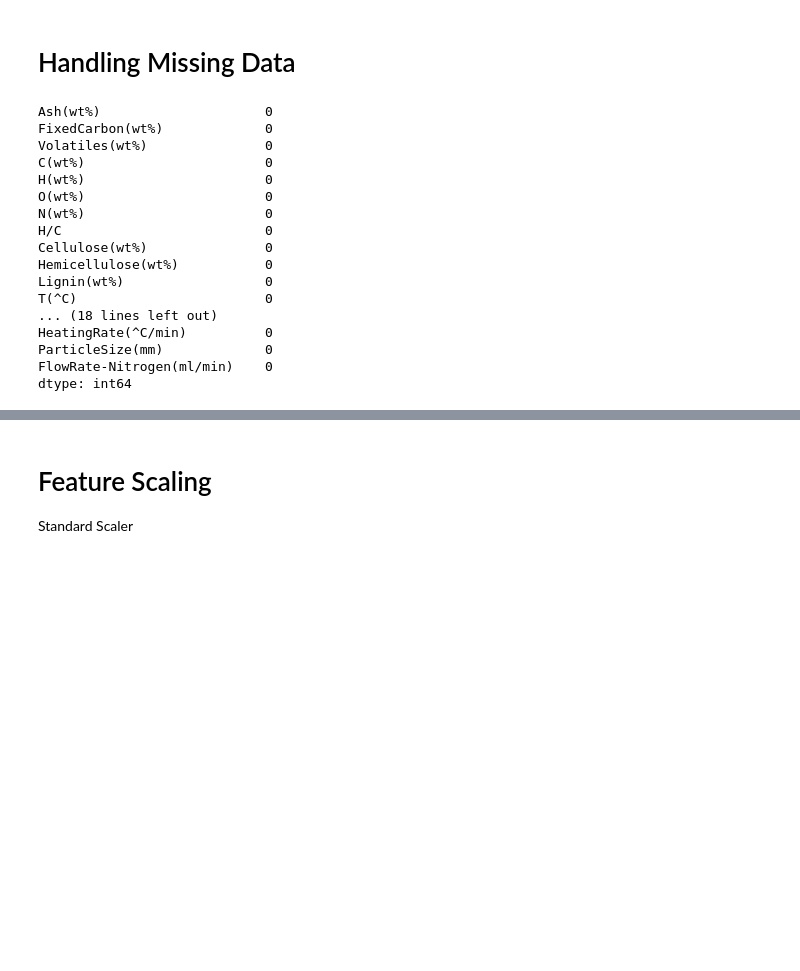
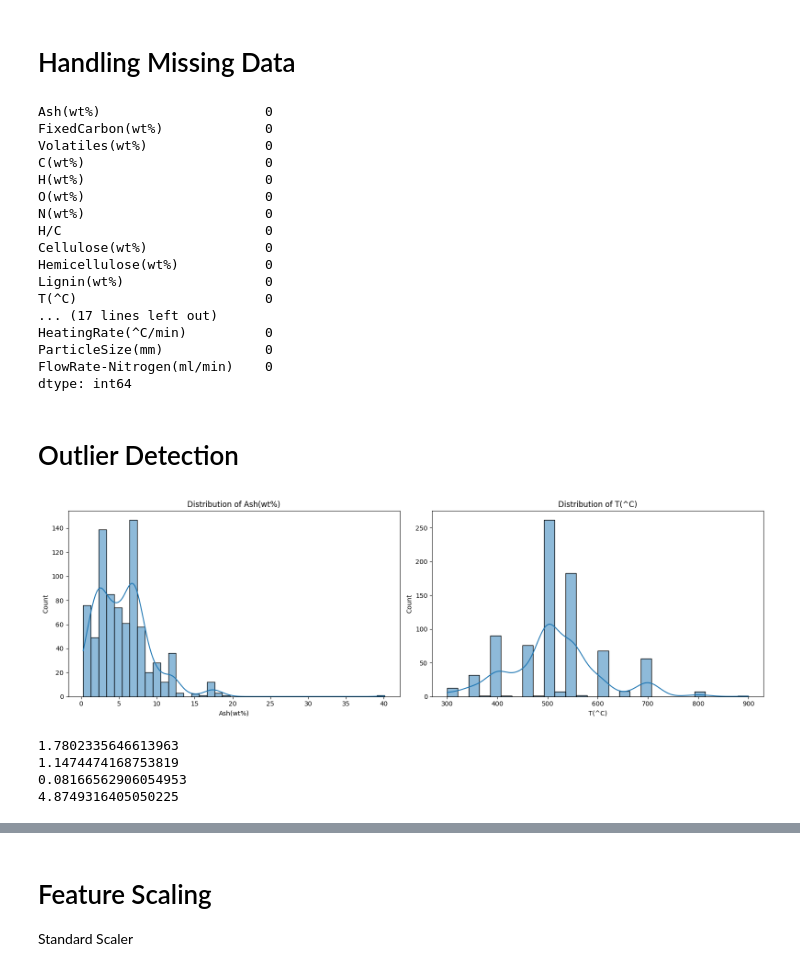
Before and after one commit to 17m301/BioFuel_YieldPrediction, a Jupyter notebook: Model.ipynb, the cells around one changed output, grey strips where cells are left out. Drawn from its saved outputs; the diff is of its cells as text; code cells hidden in the pictures; blank space fills up the shorter version.

```diff
--- a/Model.ipynb
+++ b/Model.ipynb
@@ -24,5 +33,7 @@ print(df_train.isnull().sum())
 print()
 print(df_test.isnull().sum())
 # %%
-df_train.duplicated().sum()
-df_train[df_train.duplicated()] # Print the duplicates
+print(df_train.duplicated().sum())
+#df_train[df_train.duplicated()] # Print the duplicates
+df_train.drop_duplicates(inplace=True)
+print(df_train.duplicated().sum())
@@ -48,11 +62,13 @@ plt.hist(df_train['yield(wt%)'])
 #Using KNN Imputers
 from sklearn.impute import KNNImputer
 imputer=KNNImputer(n_neighbors=3)
-df_train=pd.DataFrame(imputer.fit_transform(df_train),columns=df_train.columns)
+x_train=df_train.drop(columns=['yield(wt%)'])
+y_train=df_train['yield(wt%)']
+x_train=pd.DataFrame(imputer.fit_transform(x_train),columns=x_train.columns)
 df_test=pd.DataFrame(imputer.fit_transform(df_test),columns=df_test.columns)
 #df_test_feature=pd.DataFrame(imputer.fit_transform(df_test_feature),columns=df_test_feature.columns)
 # %%
-print(df_train.isnull().sum())
+print(x_train.isnull().sum())
 print()
 print(df_test.isnull().sum())
 # %% [output]
@@ -68,8 +84,45 @@ Cellulose(wt%)               0
 Hemicellulose(wt%)           0
 Lignin(wt%)                  0
 T(^C)                        0
-... (18 lines left out)
+... (17 lines left out)
 HeatingRate(^C/min)          0
 ParticleSize(mm)             0
 FlowRate-Nitrogen(ml/min)    0
 dtype: int64
+# %% [markdown]
+# Outlier Detection
+# %%
+import matplotlib.pyplot as plt
+import seaborn as sns
+
+# Set the figure size for better visibility
+plt.figure(figsize=(16, 5))
+
+# Subplot 1
+plt.subplot(1, 2, 1)
+sns.histplot(x_train['Ash(wt%)'], kde=True)
+plt.title('Distribution of Ash(wt%)')
+
+# Subplot 2
+plt.subplot(1, 2, 2)
+sns.histplot(x_train['T(^C)'], kde=True)
+plt.title('Distribution of T(^C)')
+
+plt.tight_layout()
+plt.show()
+# %% [output]
+[figure, added]
+# %%
+#Normal distribution, Skewed distribution (for skewed data)
+#Zscore , IQR based filtering, percentile, Winsorization
+
+#Right Skewed
+print(x_train['Ash(wt%)'].skew())
+print(x_train['C(wt%)'].skew())
+print(x_train['Cellulose(wt%)'].skew())
+print(x_train['FixedCarbon(wt%)'].skew())
+# %% [output]
+1.7802335646613963
+1.1474474168753819
+0.08166562906054953
+4.8749316405050225
```
Also changed, not shown: parts of 8 cells of this notebook.
